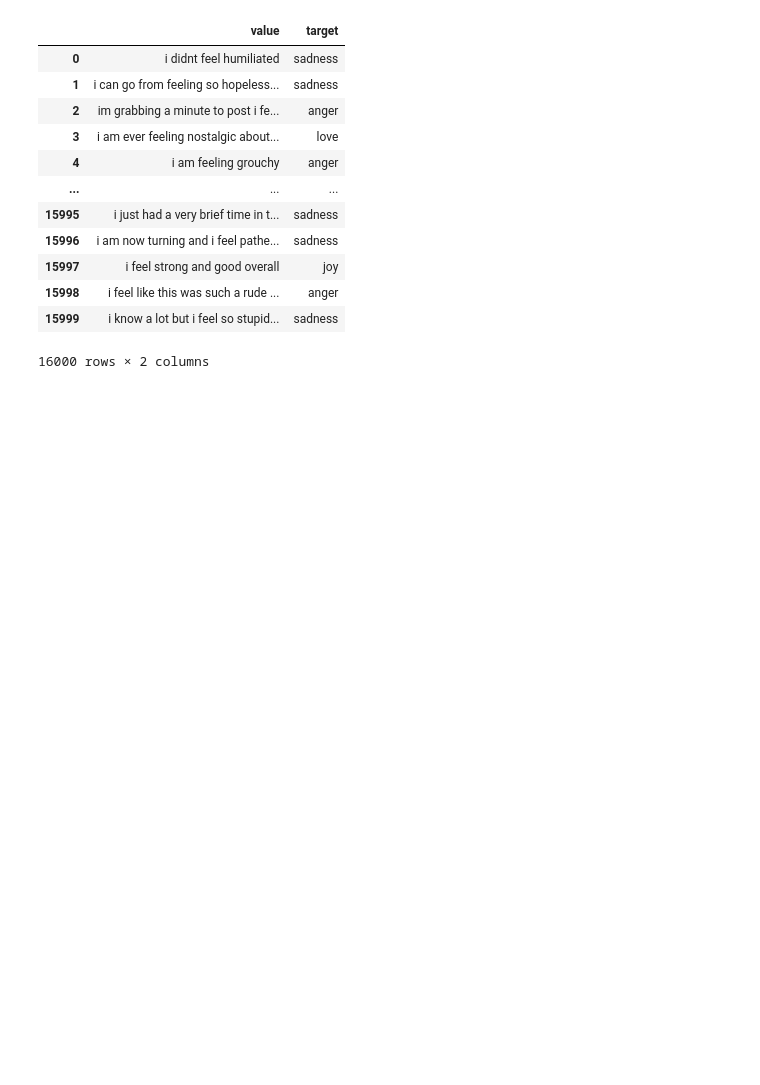
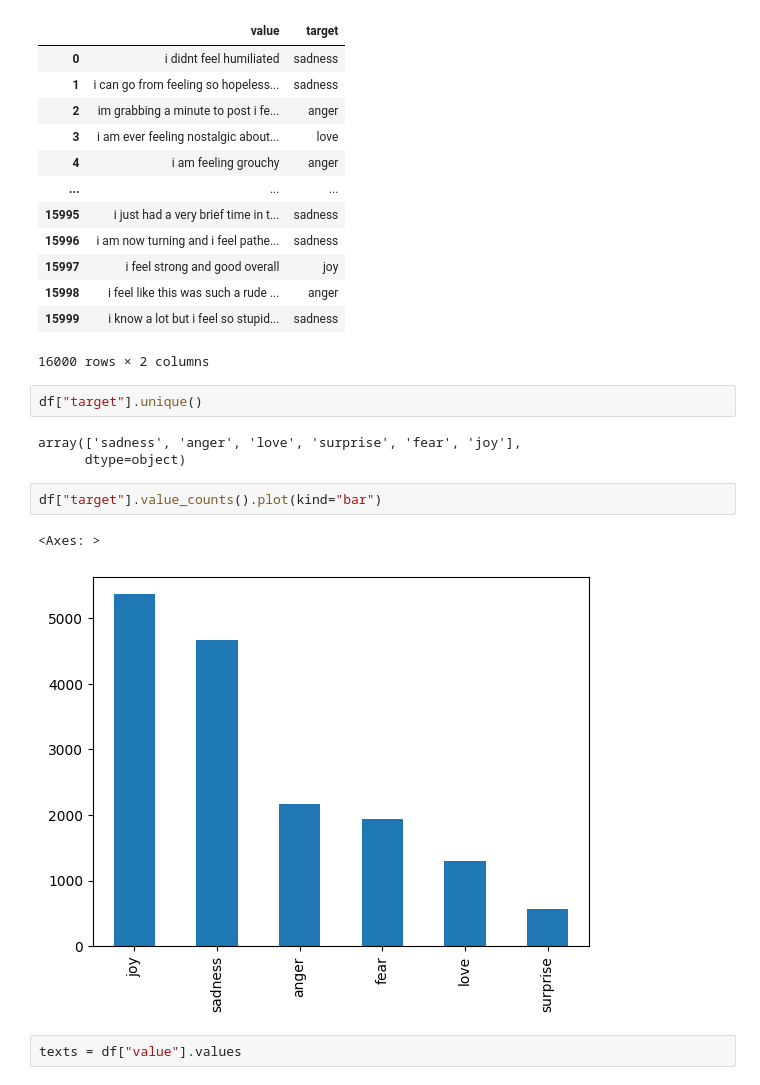
Before and after one commit to WPRSW/emotion-NLP, a Jupyter notebook: emotion1.ipynb, the cells around one changed output. Saved outputs shown, nothing was run; the diff lists cells and outputs as text; blank space fills up the shorter version.

```diff
--- a/emotion1.ipynb
+++ b/emotion1.ipynb
@@ -60,3 +64,15 @@ df
 | 15998 | i feel like this was such a rude ... | anger |
 | 15999 | i know a lot but i feel so stupid... | sadness |
 16000 rows × 2 columns
+# %%
+df["target"].unique()
+# %% [output]
+array(['sadness', 'anger', 'love', 'surprise', 'fear', 'joy'],
+      dtype=object)
+# %%
+df["target"].value_counts().plot(kind="bar")
+# %% [output]
+<Axes: >
+[figure, added]
+# %%
+texts = df["value"].values
```
Also changed, not shown: parts of 9 cells of this notebook.
